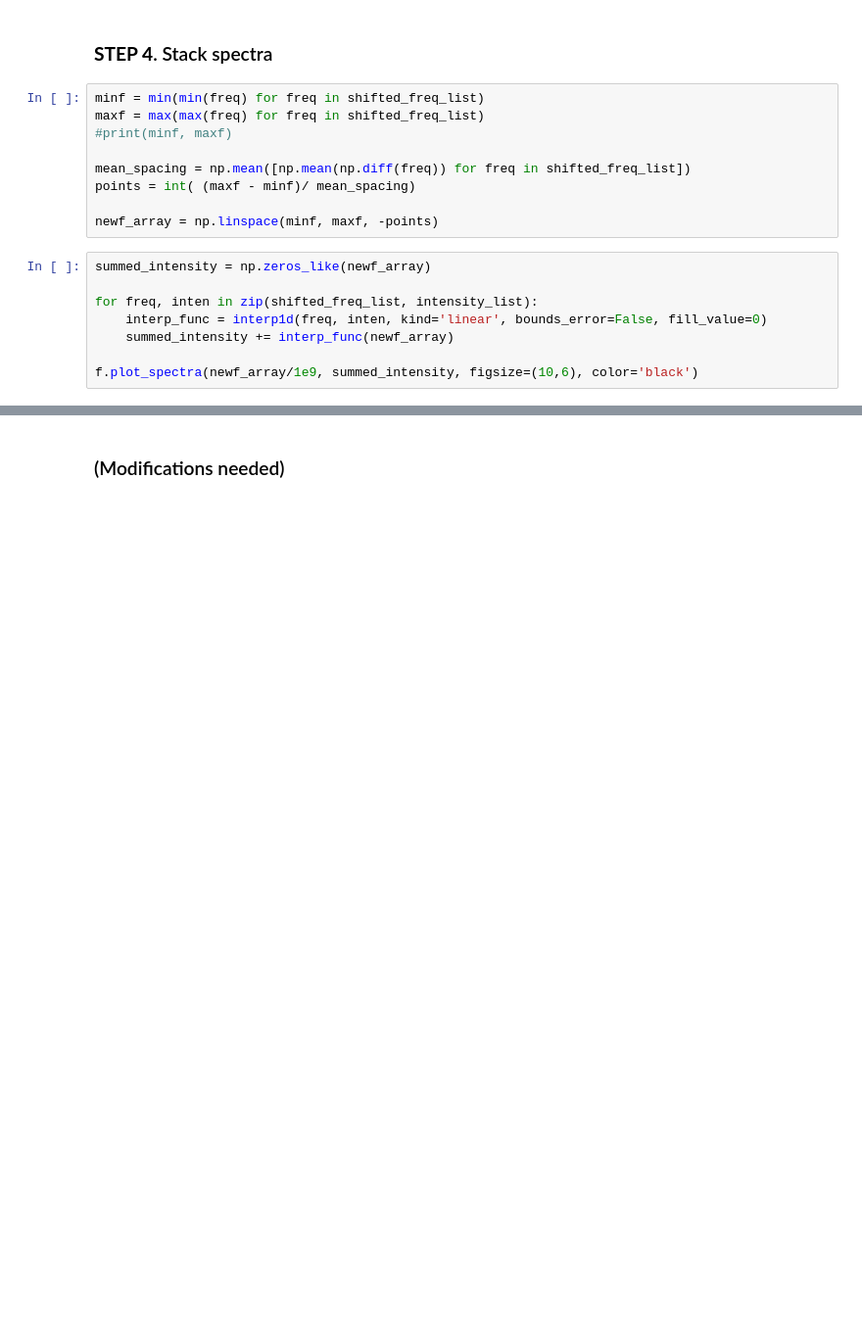
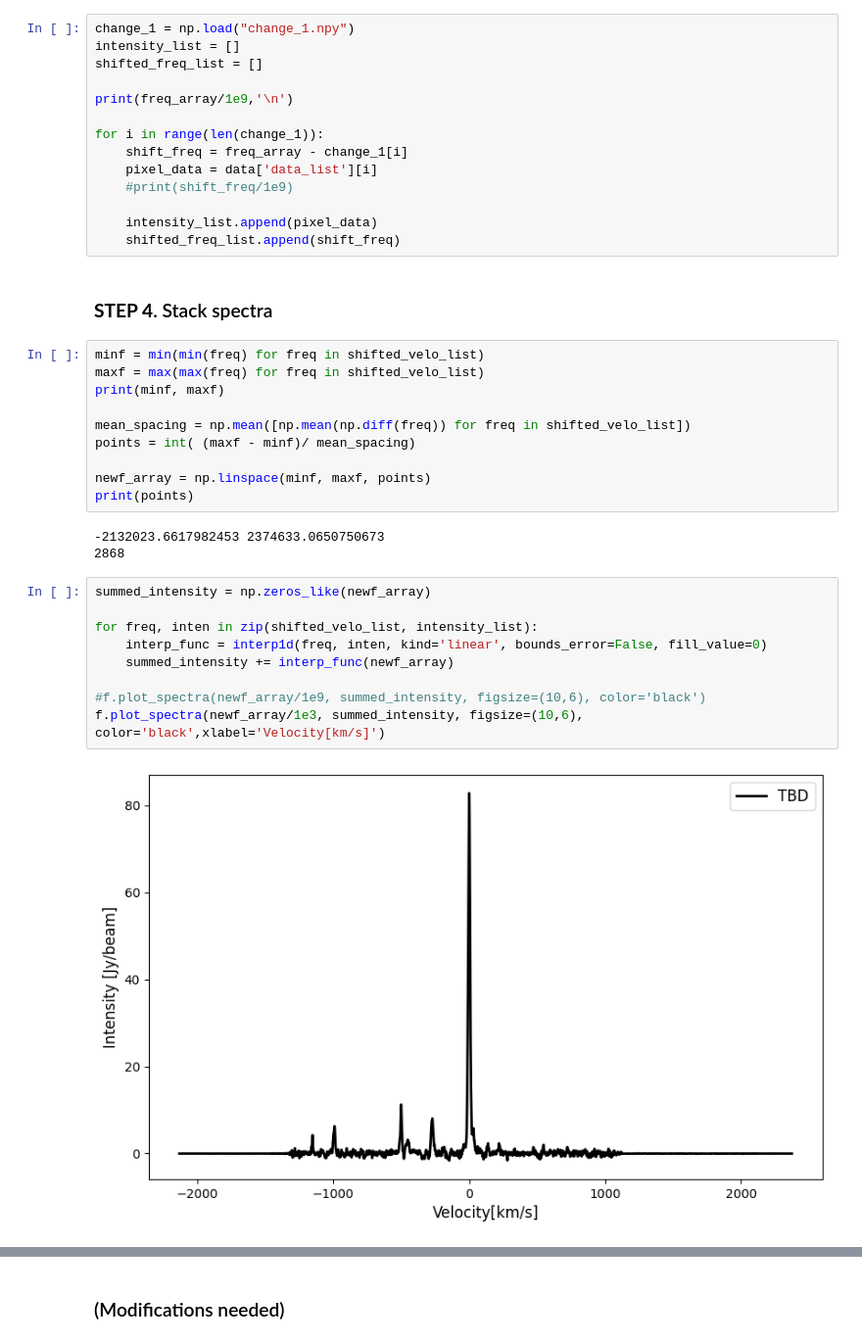
Before and after one commit to tcc2003/astroimagAna, a Jupyter notebook: spectraAna_0.ipynb, the cells around one changed output, grey strips where cells are left out. Shown at 98% size. Drawn from its saved outputs; the diff is of its cells as text; blank space fills up the shorter version.

```diff
--- a/spectraAna_0.ipynb
+++ b/spectraAna_0.ipynb
@@ -226,22 +308,43 @@ for i in range(len(fresult_dic['loc'])):
+# %%
+change_1 = np.load("change_1.npy")
+intensity_list = []
+shifted_freq_list = []
+
+print(freq_array/1e9,'\n')
+
+for i in range(len(change_1)):
+    shift_freq = freq_array - change_1[i]
+    pixel_data = data['data_list'][i]
+    #print(shift_freq/1e9)
+
+    intensity_list.append(pixel_data)
+    shifted_freq_list.append(shift_freq)
 # %% [markdown]
 ### **STEP 4**. Stack spectra
 # %%
-minf = min(min(freq) for freq in shifted_freq_list)
-maxf = max(max(freq) for freq in shifted_freq_list)
-#print(minf, maxf)
+minf = min(min(freq) for freq in shifted_velo_list)
+maxf = max(max(freq) for freq in shifted_velo_list)
+print(minf, maxf)
 
-mean_spacing = np.mean([np.mean(np.diff(freq)) for freq in shifted_freq_list])
+mean_spacing = np.mean([np.mean(np.diff(freq)) for freq in shifted_velo_list])
 points = int( (maxf - minf)/ mean_spacing)
 
-newf_array = np.linspace(minf, maxf, -points)
+newf_array = np.linspace(minf, maxf, points)
+print(points)
+# %% [output]
+-2132023.6617982453 2374633.0650750673
+2868
 # %%
 summed_intensity = np.zeros_like(newf_array)
 
-for freq, inten in zip(shifted_freq_list, intensity_list):
+for freq, inten in zip(shifted_velo_list, intensity_list):
     interp_func = interp1d(freq, inten, kind='linear', bounds_error=False, fill_value=0)
     summed_intensity += interp_func(newf_array)
 
-f.plot_spectra(newf_array/1e9, summed_intensity, figsize=(10,6), color='black')
+#f.plot_spectra(newf_array/1e9, summed_intensity, figsize=(10,6), color='black')
+f.plot_spectra(newf_array/1e3, summed_intensity, figsize=(10,6), color='black',xlabel='Velocity[km/s]')
+# %% [output]
+[figure, added]
 # %%
 ## Not shifted
 sum_inten_noshift = []
```
Also changed, not shown: parts of 30 cells of this notebook.
